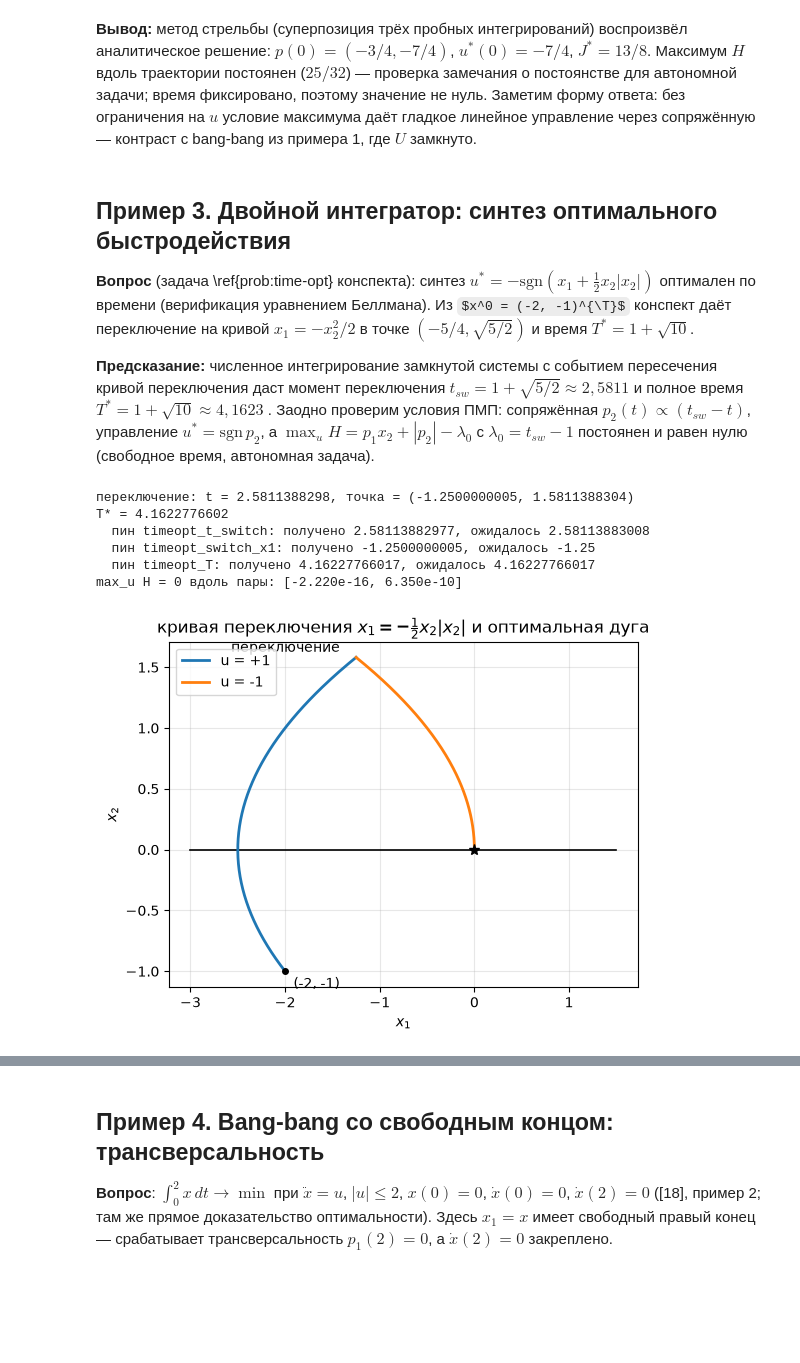
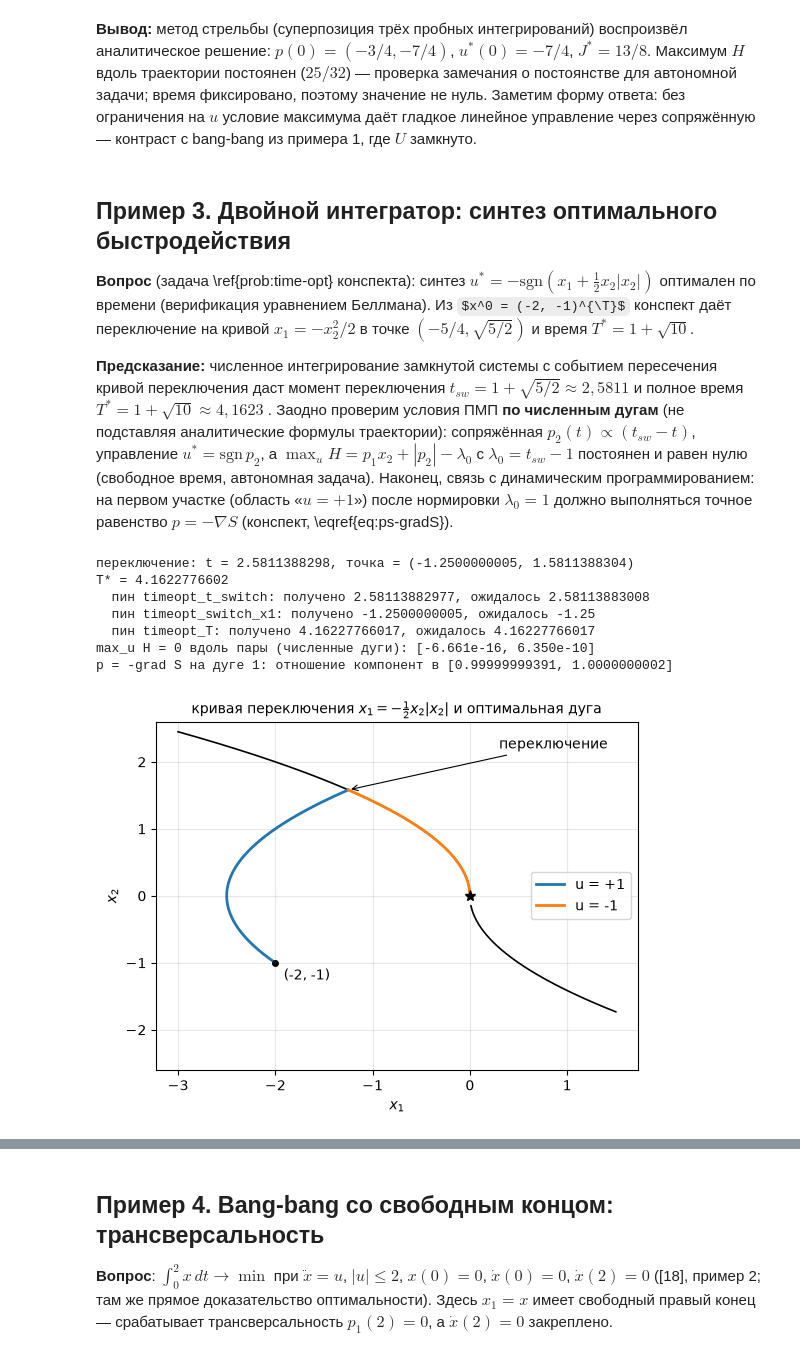
Before and after one commit to heni/math-exam, a Jupyter notebook: questions/06-optimal-control-pontryagin/examples.ipynb, the cells around one changed output, grey strips where cells are left out. Saved outputs shown, nothing was run; the diff lists cells and outputs as text; code cells hidden in the pictures; some formulas as TeX source; blank space fills up the shorter version.

```diff
--- a/questions/06-optimal-control-pontryagin/examples.ipynb
+++ b/questions/06-optimal-control-pontryagin/examples.ipynb
@@ -208,14 +214,15 @@ $u^* = -\mathrm{sgn}(x_1 + \frac{1}{2}x_2|x_2|)$ оптимален по вре
 **Предсказание:** численное интегрирование замкнутой системы с событием
 пересечения кривой переключения даст момент переключения $t_{sw} =
 1 + \sqrt{5/2} \approx 2{,}5811$ и полное время $T^* = 1 + \sqrt{10}
-\approx 4{,}1623$. Заодно проверим условия ПМП: сопряжённая
+\approx 4{,}1623$. Заодно проверим условия ПМП **по численным дугам**
+(не подставляя аналитические формулы траектории): сопряжённая
 $p_2(t) \propto (t_{sw} - t)$, управление $u^* = \mathrm{sgn}\,p_2$, а
 $\max_u H = p_1x_2 + |p_2| - \lambda_0$ с $\lambda_0 = t_{sw} - 1$
-постоянен и равен нулю (свободное время, автономная задача).
+постоянен и равен нулю (свободное время, автономная задача). Наконец,
+связь с динамическим программированием: на первом участке (область
+«$u = +1$») после нормировки $\lambda_0 = 1$ должно выполняться точное
+равенство $p = -\nabla S$ (конспект, \eqref{eq:ps-gradS}).
 # %%
-t_sw = 1.0 + np.sqrt(2.5)
-
-
 def synth(x):
     s = x[0] + 0.5 * x[1] * abs(x[1])
     if abs(s) < 1e-12:
@@ -250,47 +257,68 @@ print(f"T* = {T_star:.10f}")
 check_golden("timeopt_t_switch", t1)
 check_golden("timeopt_switch_x1", x_sw[0])
 check_golden("timeopt_T", T_star)
 
-# PMP verification: p_1 = 1, p_2(t) = t_sw - t, lambda_0 = t_sw - 1
+# PMP verification along the numerically integrated arcs (not by plugging
+# analytic trajectory formulas); adjoint from the numerical switch time t1
 tt = np.linspace(0.0, T_star, 1001)
-def x2_of_t(t):
-    return np.where(t <= t1, -1.0 + t, x_sw[1] - (t - t1))
+mask1 = tt <= t1
+x2_num = np.where(mask1, sol1.sol(np.clip(tt, 0.0, t1))[1],
+                  sol2.sol(np.clip(tt, t1, T_star))[1])
+p2 = t1 - tt                       # p_1 = 1, p_2(t) = t1 - t
+maxH = x2_num + np.abs(p2) - (t1 - 1.0)
+print(f"max_u H = 0 вдоль пары (численные дуги): [{maxH.min():.3e}, {maxH.max():.3e}]")
+assert np.abs(maxH).max() < 1e-8
 
-p2 = t1 - tt
-maxH = x2_of_t(tt) + np.abs(p2) - (t1 - 1.0)
-print(f"max_u H = 0 вдоль пары: [{maxH.min():.3e}, {maxH.max():.3e}]")
+# Bellman connection on arc 1 (region u = +1): p / lambda_0 must equal
+# -grad S; the check stops at t1 - 0.05, where dS_2 = -1 + x2/sqrt(r) loses
+# accuracy to floating-point cancellation as x2 -> sqrt(r) near the switch
+X1 = sol1.sol(np.clip(tt, 0.0, t1))
+r = -X1[0] + 0.5 * X1[1] ** 2        # S = -x2 + 2 sqrt(r)
+dS = np.stack([-1.0 / np.sqrt(r), -1.0 + X1[1] / np.sqrt(r)])
+arc = mask1 & (tt <= t1 - 0.05)
+p_norm = np.stack([np.ones(arc.sum()), p2[arc]]) / (t1 - 1.0)
+ratio = p_norm / -dS[:, arc]
+print(f"p = -grad S на дуге 1: отношение компонент в [{ratio.min():.12g}, {ratio.max():.12g}]")
+assert np.abs(ratio - 1.0).max() < 1e-6
 
 # figure: phase portrait with switching curve and the optimal arc
+# (upper branch x2 = +sqrt(-2 x1) lives at x1 <= 0, lower at x1 >= 0)
 xs = np.linspace(-3, 1.5, 400)
-curve_up = np.where(xs >= 0, np.sqrt(np.maximum(0, -2 * xs)), np.nan)
-curve_dn = np.where(xs <= 0, -np.sqrt(np.maximum(0, 2 * xs)), np.nan)
+curve_up = np.full_like(xs, np.nan)
+curve_dn = np.full_like(xs, np.nan)
+m = xs <= 0
+curve_up[m] = np.sqrt(-2 * xs[m])
+curve_dn[~m] = -np.sqrt(2 * xs[~m])
 
 fig, ax = plt.subplots(figsize=(5.4, 4.2), layout="constrained")
 ax.plot(xs, curve_up, "k-", lw=1.2)
 ax.plot(xs, curve_dn, "k-", lw=1.2)
 tt1 = np.linspace(0, t1, 200)
 tt2 = np.linspace(t1, T_star, 200)
 ax.plot(*sol1.sol(tt1), "C0-", lw=2, label="u = +1")
 ax.plot(*sol2.sol(tt2), "C1-", lw=2, label="u = -1")
 ax.plot(-2, -1, "ko", ms=4)
 ax.plot(0, 0, "k*", ms=8)
 ax.annotate("(-2, -1)", (-2, -1), textcoords="offset points", xytext=(6, -12))
-ax.annotate("переключение", tuple(x_sw), textcoords="offset points",
-            xytext=(-90, 4))
+ax.annotate("переключение", tuple(x_sw), xytext=(0.3, 2.2),
+            arrowprops=dict(arrowstyle="->", lw=0.8))
 ax.set_xlabel("$x_1$")
 ax.set_ylabel("$x_2$")
-ax.set_title("кривая переключения $x_1 = -\\frac{1}{2}x_2|x_2|$ и оптимальная дуга")
-ax.legend(loc="upper left")
+ax.set_title("кривая переключения $x_1 = -\\frac{1}{2}x_2|x_2|$ и оптимальная дуга",
+             fontsize=10)
+ax.legend(loc="center right")
+ax.set_ylim(-2.6, 2.6)
 ax.grid(alpha=0.3)
 fig.savefig(f"{FIGDIR}/fig-03.pdf", **SAVE_KW)
 # %% [output]
 переключение: t = 2.5811388298, точка = (-1.2500000005, 1.5811388304)
 T* = 4.1622776602
   пин timeopt_t_switch: получено 2.58113882977, ожидалось 2.58113883008
   пин timeopt_switch_x1: получено -1.2500000005, ожидалось -1.25
   пин timeopt_T: получено 4.16227766017, ожидалось 4.16227766017
-max_u H = 0 вдоль пары: [-2.220e-16, 6.350e-10]
+max_u H = 0 вдоль пары (численные дуги): [-6.661e-16, 6.350e-10]
+p = -grad S на дуге 1: отношение компонент в [0.99999999391, 1.0000000002]
-[figure, old version]
+[figure, new version]
 # %% [markdown]
 **Вывод:** численный синтез подтвердил аналитику: переключение в
 $(-5/4, \sqrt{5/2})$ в момент $t_{sw} = 1 + \sqrt{5/2}$, полное время
```
Also changed, not shown: parts of 4 cells of this notebook, 54 other files.
